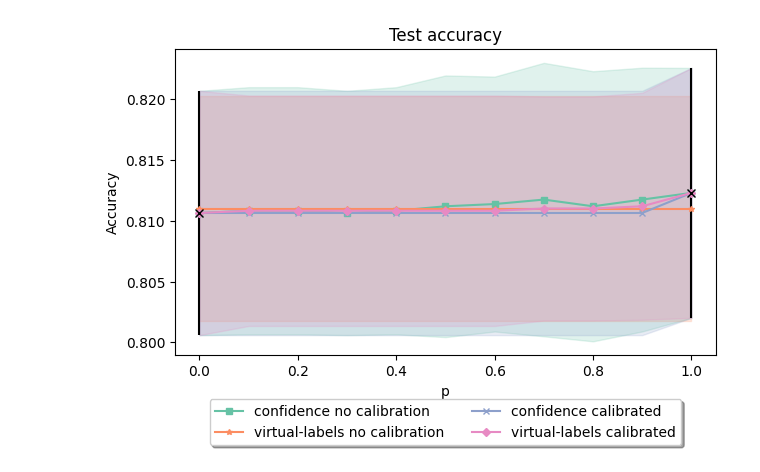
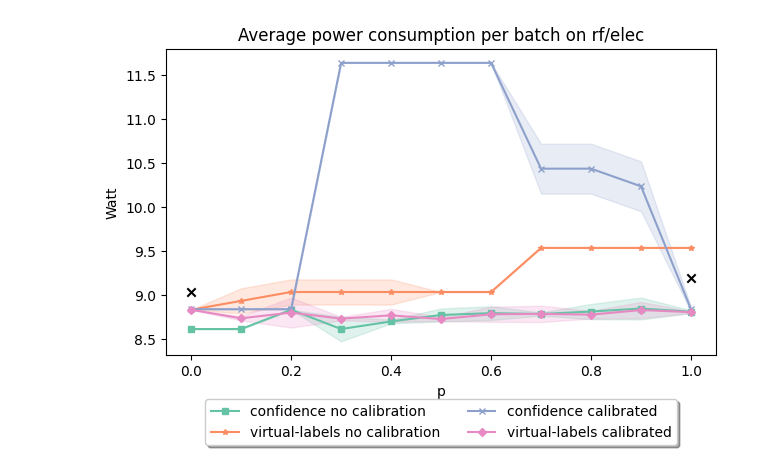
Before and after one commit to sbuschjaeger/REwOC, a Jupyter notebook: plot.ipynb, the cells around one changed output. Cells and saved outputs as stored; diff of their text form; code cells hidden in the pictures.

```diff
--- a/plot.ipynb
+++ b/plot.ipynb
@@ -1,5 +1,6 @@
 # %%
 import json
+import os
 import pandas as pd
 import matplotlib.pyplot as plt
 import numpy as np
@@ -30,34 +31,64 @@ def draw_error_band(ax, x, y, err, **kwargs):
     path = Path(vertices, codes)
     ax.add_patch(PathPatch(path, **kwargs))
 
-def plot_key(df, key, markers, colors, ax, show_legend = True):
+def plot_key(df, key, markers, colors, ax, show_legend = True, x_scale = 1):
     ysmall = df[(df["model"] == "small") & (df["batch"] == True)][key]["mean"].values[0]
     ysmall_std = df[(df["model"] == "small") & (df["batch"] == True)][key]["std"].values[0]
     ybig = df[(df["model"] == "big") & (df["batch"] == True)][key]["mean"].values[0]
     ybig_std = df[(df["model"] == "big") & (df["batch"] == True)][key]["std"].values[0]
 
     if ysmall_std > 0 and ybig_std > 0:
-        ax.errorbar([0, 1], [ysmall, ybig], yerr = [ysmall_std, ybig_std], c = "k", fmt='x')
+        ax.errorbar([0, 1*x_scale], [ysmall, ybig], yerr = [ysmall_std, ybig_std], c = "k", fmt='x')
     else:
-        ax.scatter([0, 1], [ysmall, ybig], c = "k", marker='x')
+        ax.scatter([0, 1*x_scale], [ysmall, ybig], c = "k", marker='x')
 
     plot_number = 0
     legend_entries = []
+
+    ymax = ybig_std + ybig
+    ymin = ysmall - ysmall_std
     for c in df["calibration"].dropna().unique():
         for tm in df["train_method"].dropna().unique():
             x = df[(df["model"] == "RE") & (df["batch"] == True) & (df["train_method"] == tm) & (df["calibration"] == c) ]["p"]
             y = df[(df["model"] == "RE") & (df["batch"] == True) & (df["train_method"] == tm) & (df["calibration"] == c) ][key]["mean"]
             yerr = df[(df["model"] == "RE") & (df["batch"] == True) & (df["train_method"] == tm) & (df["calibration"] == c) ][key]["std"]
 
+            x = x * x_scale
             legend_entries.append(f"{tm} {'no calibration' if not c else 'calibrated'}")
+
+            yerr = np.array(yerr)
+            y = np.array(y)
+            for i in range(len(y)):
+                if i == 0 and np.isnan(y[i]):
+                    tmp = [yi for yi in y if not np.isnan(yi)]
+                    y[i] = np.amin(tmp) if len(tmp) > 0 else 0
+                elif i > 0 and np.isnan(y[i]):
+                    y[i] = y[i-1]
+
+                if i == 0 and np.isnan(yerr[i]):
+                    yerr[i] = 0
+                elif i > 0 and np.isnan(yerr[i]):
+                    yerr[i] = yerr[i-1]
+            yerr = np.array(yerr)
+            y = np.array(y)
+
             if show_legend:
                 ax.plot(x, y , color=colors[plot_number], marker=markers[plot_number], label=f"{tm} {'no calibration' if not c else 'calibrated'}", markersize=4)
             else:
                 ax.plot(x, y , color=colors[plot_number], marker=markers[plot_number], markersize=4)
 
+            if key == "p_per_batch":
+                yerr = df[(df["model"] == "RE") & (df["batch"] == True) & (df["train_method"] == tm) & (df["calibration"] == c) ]["p_per_batch_std"]["mean"]
+
             ax.fill_between(x, y - yerr, y + yerr, color=colors[plot_number], alpha=0.2)
+            ymax = max(ymax, np.amax(y+yerr))
+            ymin = min(ymin, np.amin(y-yerr))
+
             plot_number = plot_number+1 if plot_number+1 < len(colors) else 0
             # plt.show()
+
+    if not (np.isnan(ymin) or np.isinf(ymin) or np.isnan(ymax) or np.isinf(ymax)):
+        ax.set_ylim([ymin-ymin*0.01, ymax+ymax*0.01])
     return legend_entries
 
 def read_json(json_path):
@@ -82,59 +113,64 @@ def read_json(json_path):
 
     df = pd.DataFrame(df_metrics)
     # display(df)
+    df["p_per_batch_std"] = df["p_per_batch"].apply(lambda x: np.std(x))
     df["p_per_batch"] = df["p_per_batch"].apply(lambda x: np.mean(x))
 
     def batch_failed(row):
         p = row["p"]
         return 1 if row["p_per_batch"] > p else 0
 
     df["failed_batches"] = df.apply(batch_failed, axis=1)
     agg = {
         "time":['mean','std'],
         "f1 macro":['mean','std'],
         "f1 micro":['mean','std'],
         "accuracy":['mean','std'],
         "power":['mean','std'],
         "poweravg":['mean','std'],
         "p_per_batch":['mean','std'],
+        "p_per_batch_std":['mean','std'],
         "failed_batches":['mean','std'],
     }
 
     df = df.groupby(["model", "rejector", "p", "batch", "train_method", "calibration"], dropna=False).agg(agg)
     df.reset_index(inplace=True)
     df["power"] = df["power"] / 1000
     df["poweravg"] = df["poweravg"] / 1000
     return df, agg.keys()
 
-# df, agg_keys = read_json("elec.json")
-# df, agg_keys = read_json("cifar100.json")
-df, agg_keys = read_json("jm1.json")
-# df, agg_keys = read_json("imagenet.json")
+# all_files = [os.path.join("dt3", "anuran.json")]
+# all_files = [os.path.join("dt3", f) for f in os.listdir("dt3") if os.path.join("dt3", f) and f.endswith(".json") ]
+all_files = [os.path.join("rf", f) for f in os.listdir("rf") if os.path.join("rf", f) and f.endswith(".json") ] + [os.path.join("dt3", f) for f in os.listdir("dt3") if os.path.join("dt3", f) and f.endswith(".json") ] + ["cifar100.json", "imagenet.json"]
 
-# display(df)
-colors = ['#66c2a5','#fc8d62','#8da0cb','#e78ac3']
-markers = ["s", "*", "x", "D"]
+for p in all_files:
+    df, agg_keys = read_json(p)
+    name = p.split(".")[0]
 
-for m in df["rejector"].dropna().unique():
-    dff = df[ (df["rejector"] == m) | (df["rejector"].isna()) ]
-    # for key in agg_keys:
-    # "f1 macro", "f1 micro",
-    for key in ["accuracy", "time"]:
-        plot_key(dff, key, markers, colors, plt.gca(), show_legend = True)
-        if key == "accuracy":
-            plt.title(f"Test accuracy")
-            plt.ylabel(f"Accuracy")
-        elif key == "poweravg":
-            plt.title("Average power consumption per batch")
-            plt.ylabel(f"Watt")
-        else:
-            plt.title(f"{key}")
-        plt.xlabel("p")
-        # Add a legend to the figure
-        plt.legend(loc='upper center',  bbox_to_anchor=(0.5, -0.12), shadow=True, ncol=2)
+    # display(df)
+    colors = ['#66c2a5','#fc8d62','#8da0cb','#e78ac3']
+    markers = ["s", "*", "x", "D"]
 
-        # Adjust the layout to make space for the legend
-        plt.tight_layout(rect=[0, 0, 1, 0.95])
-        plt.show()
+    for m in df["rejector"].dropna().unique():
+        dff = df[ (df["rejector"] == m) | (df["rejector"].isna()) ]
+        # for key in agg_keys:
+        # "f1 macro", "f1 micro",
+        for key in ["power"]:
+        # for key in ["accuracy", "time", "power"]:
+            plot_key(dff, key, markers, colors, plt.gca(), show_legend = True)
+            if key == "accuracy":
+                plt.title(f"Test accuracy on {name}")
+                plt.ylabel(f"Accuracy")
+            elif key == "poweravg" or key == "power":
+                plt.title(f"Average power consumption per batch on {name}")
+                plt.ylabel(f"Watt")
+            else:
+                plt.title(f"{key} on {name}")
+            plt.xlabel("p")
+            # Add a legend to the figure
+            plt.legend(loc='upper center',  bbox_to_anchor=(0.5, -0.12), shadow=True, ncol=2)
+            # Adjust the layout to make space for the legend
+            plt.tight_layout(rect=[0, 0, 1, 0.95])
+            plt.show()
 # %% [output]
-[figure, old version]
+[figure, new version]
```
Also changed, not shown: parts of 7 cells of this notebook, 4 other files.
